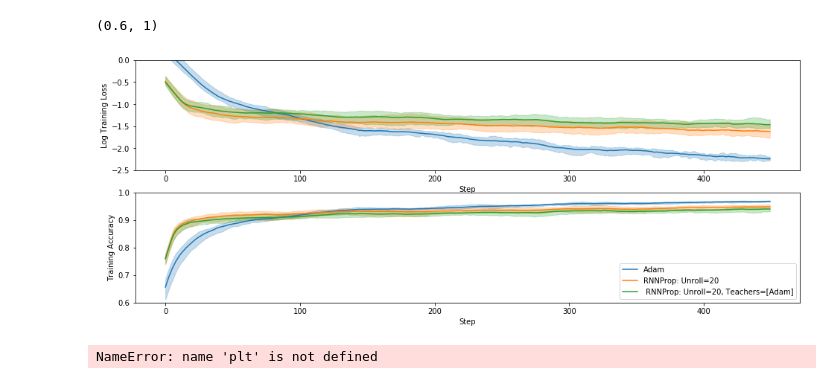
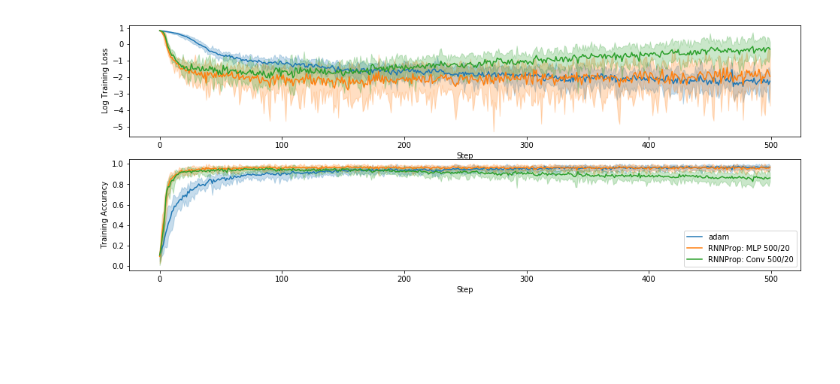
Before and after one commit to thetianshuhuang/l2o, a Jupyter notebook: eval_analysis.ipynb, the cells around one changed output. Drawn from its saved outputs; the diff is of its cells as text; code cells hidden in the pictures; blank space fills up the shorter version.

```diff
--- a/eval_analysis.ipynb
+++ b/eval_analysis.ipynb
@@ -17,15 +22,5 @@ plot.plot_stats_batch(["adam", "scale_2t_mlp"], axs, end=100, sma=51)
 # %%
 fig, axs = plt.subplots(2, 1, figsize=(16, 6))
-plot.plot_stats_batch(["adam", "rnnprop_20", "rnnprop_20_adam"], axs, end=500, sma=51)
-axs[0].set_ylim(-2.5, 0)
-axs[1].set_ylim(0.6, 1)
+plot.plot_stats_batch(["adam", "rnnprop-20x25M", "rnnprop-20x25C"], axs, end=500, sma=0, period=10)
 # %% [output]
-(0.6, 1)
-[figure, old version]
+[figure, new version]
-# %%
-fig, axs = plt.subplots(2, 1, figsize=(16, 6))
-plot.plot_stats_batch(["adam", "rnnprop_20", "rnnprop_20_adam", "rnnprop_20_adam_rmsprop"], axs, end=500, sma=51)
-axs[0].set_ylim(-2.5, 0)
-axs[1].set_ylim(0.6, 1)
-# %% [output]
-NameError: name 'plt' is not defined
```
Also changed, not shown: parts of 17 cells of this notebook, 6 other files.
